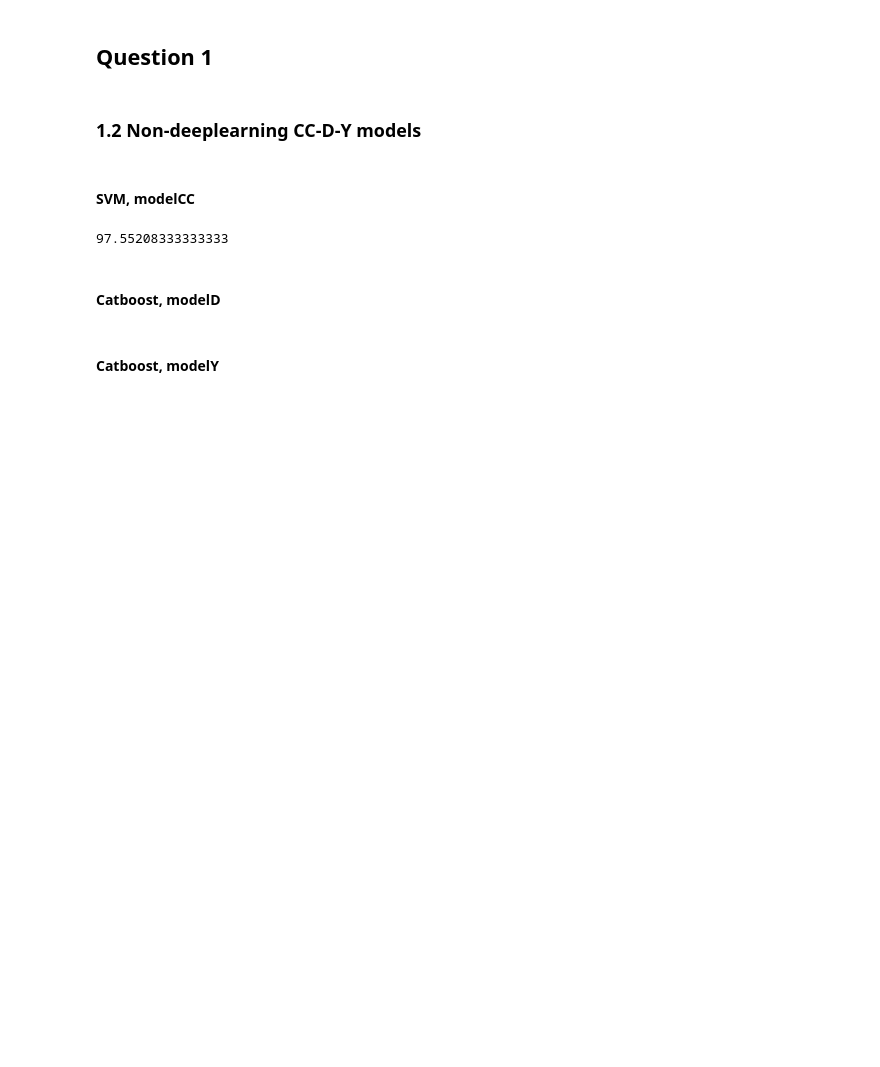
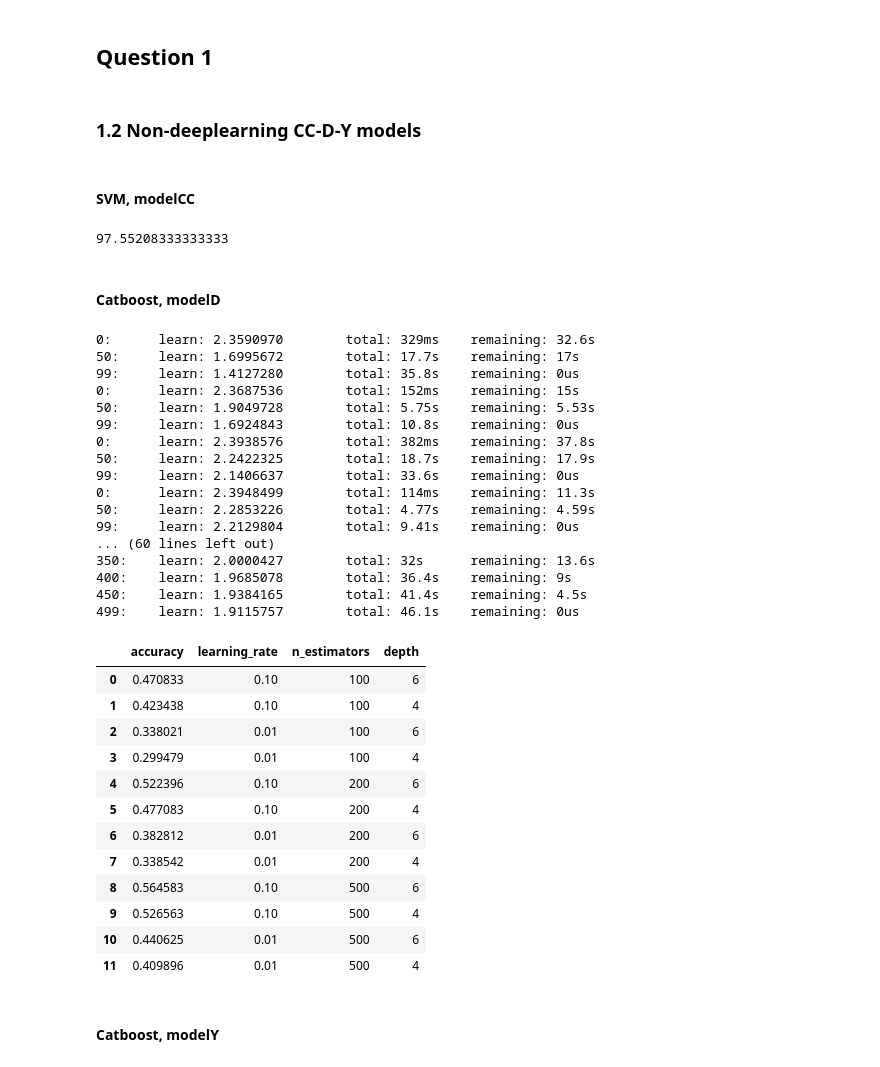
Before and after one commit to mathh17/Anvendt_ML_Eskamens_project, a Jupyter notebook: Code_notebook.ipynb, the cells around one changed output. Cells and saved outputs as stored; diff of their text form; code cells hidden in the pictures; blank space fills up the shorter version.

Commit message:
Catboost kørt og gemt

```diff
--- a/Code_notebook.ipynb
+++ b/Code_notebook.ipynb
@@ -200,3 +203,60 @@ accuracy
 97.55208333333333
 # %% [markdown]
 #### Catboost, modelD
+# %%
+results_catboost_D = []
+n_iterations = [100,200,500]
+lr = [0.1,0.01]
+n_depth = [6,4]
+loss_f = 'MultiClass'
+
+for iters in n_iterations:
+    for ls in lr:
+        for depths in n_depth:
+            model_D = CatBoostClassifier(iterations=iters,
+                                        learning_rate=ls,
+                                        depth=depths,
+                                        loss_function=loss_f,
+                                        task_type="GPU",
+                                        devices='0:1')
+
+            model_D.fit(x_train_flat, Y_train, verbose=50)
+            acc = model_D.score(x_val_flat,Y_val)
+            # the results from the different hyperparameters are then stored so we can get the best one
+            results_catboost_D.append([acc,ls,iters, depths])
+results_df_catboost_D = pd.DataFrame(results_catboost_D)
+results_df_catboost_D.columns=['accuracy',"learning_rate","n_estimators", "depth"]
+#prints the results from best to worst in regards to accuracy, listting the hyperparameters for the result
+results_df_catboost_D = results_df_catboost_D.sort_values('accuracy', ascending=False)
+results_df_catboost_D
+# %% [output]
+0:      learn: 2.3590970        total: 329ms    remaining: 32.6s
+50:     learn: 1.6995672        total: 17.7s    remaining: 17s
+99:     learn: 1.4127280        total: 35.8s    remaining: 0us
+0:      learn: 2.3687536        total: 152ms    remaining: 15s
+50:     learn: 1.9049728        total: 5.75s    remaining: 5.53s
+99:     learn: 1.6924843        total: 10.8s    remaining: 0us
+0:      learn: 2.3938576        total: 382ms    remaining: 37.8s
+50:     learn: 2.2422325        total: 18.7s    remaining: 17.9s
+99:     learn: 2.1406637        total: 33.6s    remaining: 0us
+0:      learn: 2.3948499        total: 114ms    remaining: 11.3s
+50:     learn: 2.2853226        total: 4.77s    remaining: 4.59s
+99:     learn: 2.2129804        total: 9.41s    remaining: 0us
+... (60 lines left out)
+350:    learn: 2.0000427        total: 32s      remaining: 13.6s
+400:    learn: 1.9685078        total: 36.4s    remaining: 9s
+450:    learn: 1.9384165        total: 41.4s    remaining: 4.5s
+499:    learn: 1.9115757        total: 46.1s    remaining: 0us
+|  | accuracy | learning_rate | n_estimators | depth |
+| 0 | 0.470833 | 0.10 | 100 | 6 |
+| 1 | 0.423438 | 0.10 | 100 | 4 |
+| 2 | 0.338021 | 0.01 | 100 | 6 |
+| 3 | 0.299479 | 0.01 | 100 | 4 |
+| 4 | 0.522396 | 0.10 | 200 | 6 |
+| 5 | 0.477083 | 0.10 | 200 | 4 |
+| 6 | 0.382812 | 0.01 | 200 | 6 |
+| 7 | 0.338542 | 0.01 | 200 | 4 |
+| 8 | 0.564583 | 0.10 | 500 | 6 |
+| 9 | 0.526563 | 0.10 | 500 | 4 |
+| 10 | 0.440625 | 0.01 | 500 | 6 |
+| 11 | 0.409896 | 0.01 | 500 | 4 |
```
Also changed, not shown: parts of 7 cells of this notebook, 6 other files.
